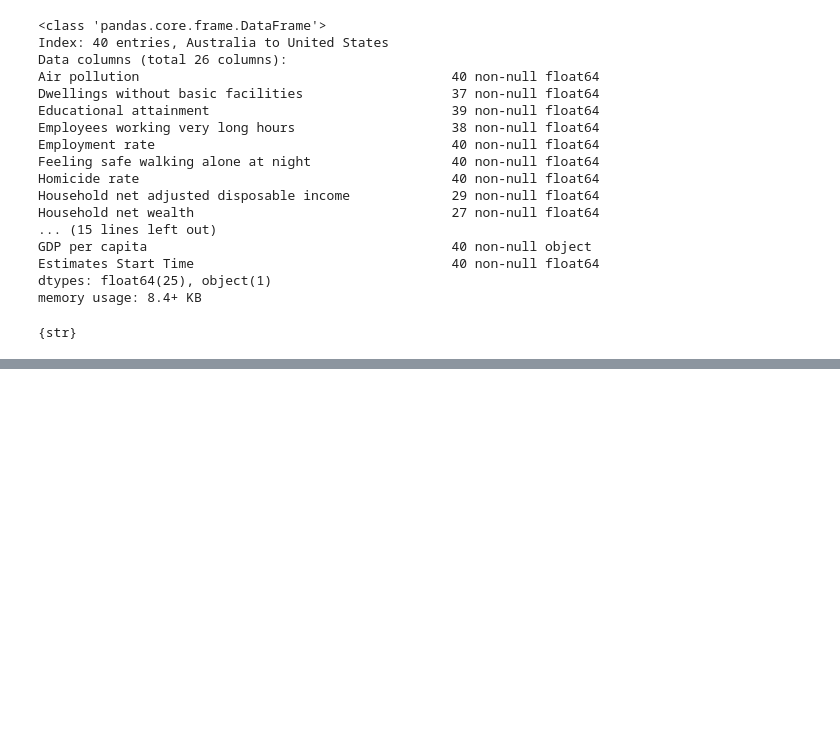
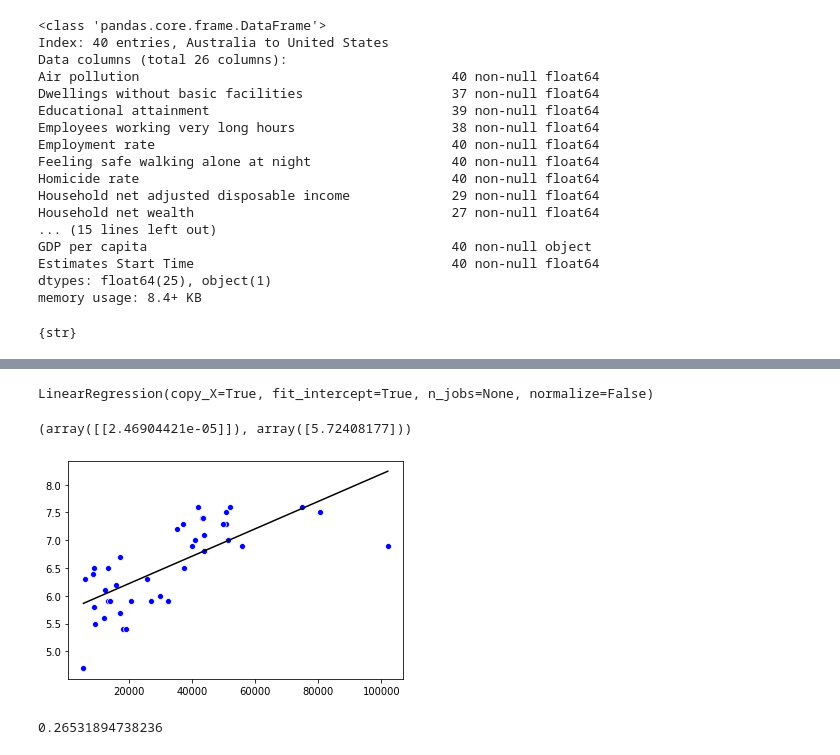
Before and after one commit to apethani21/exploring-economic-data, a Jupyter notebook: EDA.ipynb, the cells around one changed output, grey strips where cells are left out. Cells and saved outputs as stored; diff of their text form; code cells hidden in the pictures; blank space fills up the shorter version.

Commit message:
linear regression and knn

```diff
--- a/EDA.ipynb
+++ b/EDA.ipynb
@@ -215,0 +281,19 @@ corr.style.background_gradient(cmap='coolwarm', axis=None).set_precision(3)
+# %%
+model = sklearn.linear_model.LinearRegression()
+model.fit(X, y)
+# %% [output]
+LinearRegression(copy_X=True, fit_intercept=True, n_jobs=None, normalize=False)
+# %%
+model.coef_, model.intercept_
+# %% [output]
+(array([[2.46904421e-05]]), array([5.72408177]))
+# %%
+sns.scatterplot(X.flatten(), y.flatten(), color='b')
+sns.lineplot(X.flatten(), model.predict(X).flatten(), color='k');
+# %% [output]
+[figure, added]
+# %%
+# Mean Sqaured Error
+np.mean((y - model.predict(X))**2)
+# %% [output]
+0.26531894738236
```
Also changed, not shown: parts of 10 cells of this notebook, 1 other file.
